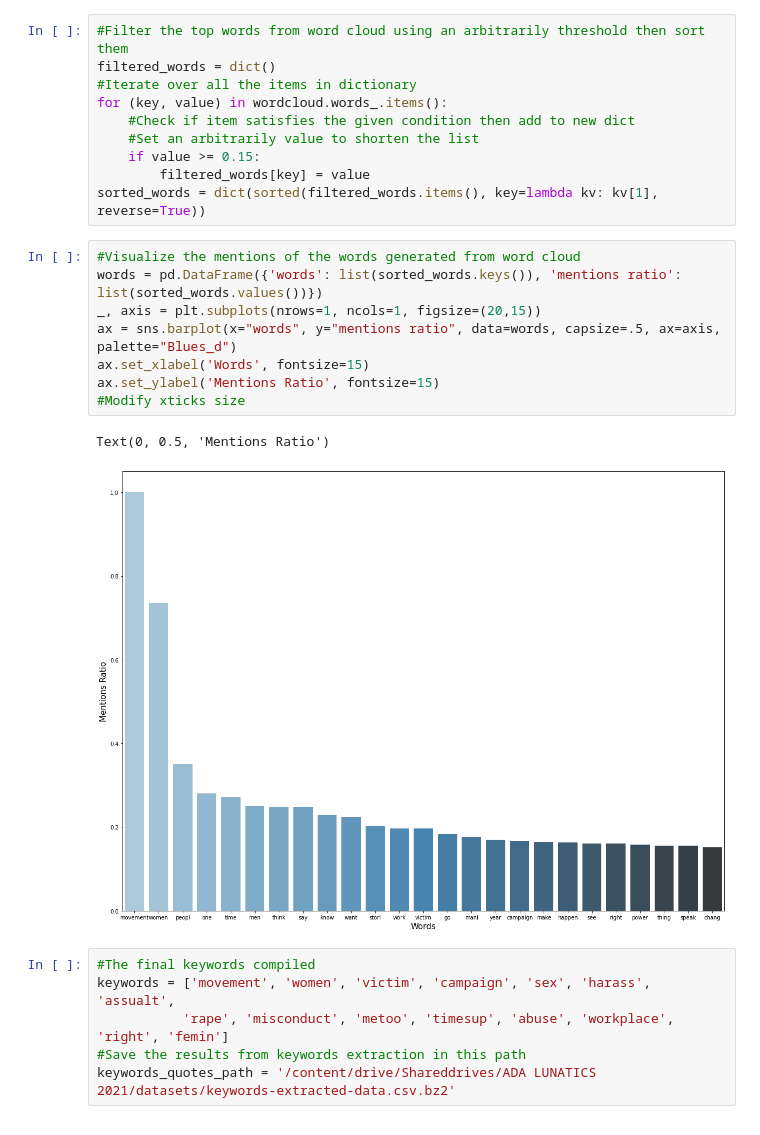
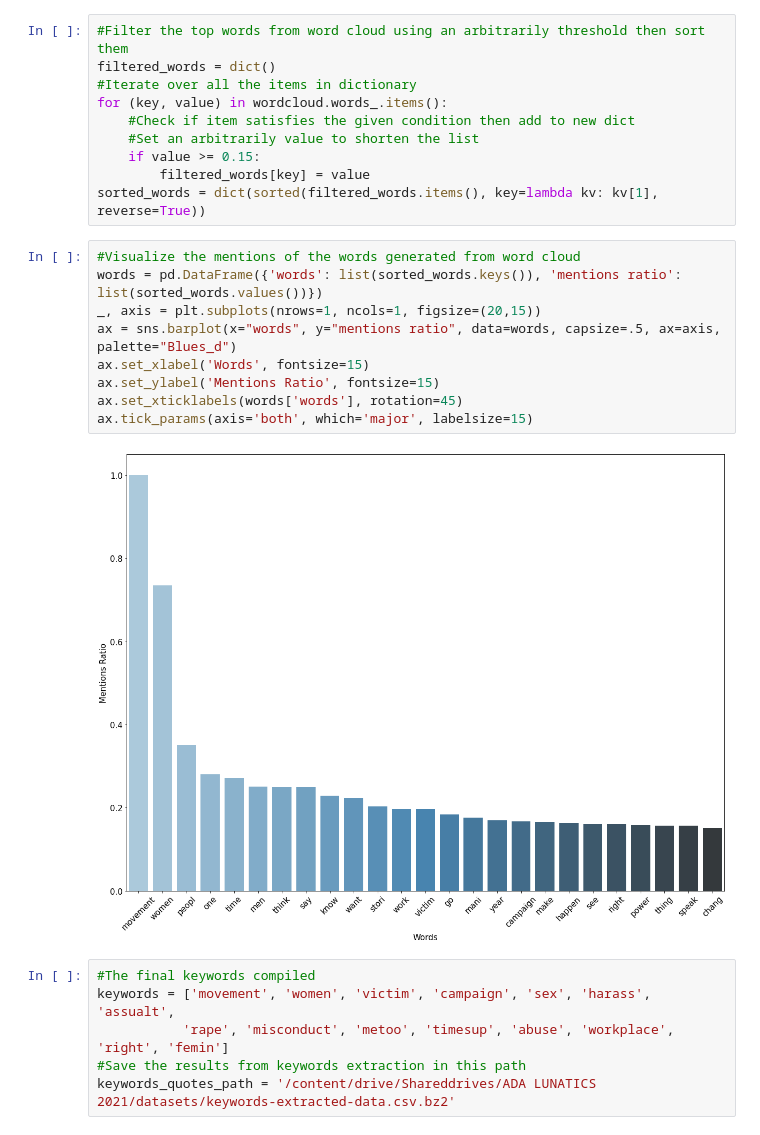
Before and after one commit to epfl-ada/ada-2021-project-adalunatics, a Jupyter notebook: notebook.ipynb, the cells around one changed output. Cells and saved outputs as stored; diff of their text form.

```diff
--- a/notebook.ipynb
+++ b/notebook.ipynb
@@ -200,14 +206,14 @@ sorted_words = dict(sorted(filtered_words.items(), key=lambda kv: kv[1], reverse
 # %%
 #Visualize the mentions of the words generated from word cloud
 words = pd.DataFrame({'words': list(sorted_words.keys()), 'mentions ratio': list(sorted_words.values())})
 _, axis = plt.subplots(nrows=1, ncols=1, figsize=(20,15))
 ax = sns.barplot(x="words", y="mentions ratio", data=words, capsize=.5, ax=axis, palette="Blues_d")
 ax.set_xlabel('Words', fontsize=15)
 ax.set_ylabel('Mentions Ratio', fontsize=15)
-#Modify xticks size
+ax.set_xticklabels(words['words'], rotation=45)
+ax.tick_params(axis='both', which='major', labelsize=15)
 # %% [output]
-Text(0, 0.5, 'Mentions Ratio')
-[figure, old version]
+[figure, new version]
 # %%
 #The final keywords compiled
 keywords = ['movement', 'women', 'victim', 'campaign', 'sex', 'harass', 'assualt',
```
Also changed, not shown: parts of 36 cells of this notebook, 1 other file.
